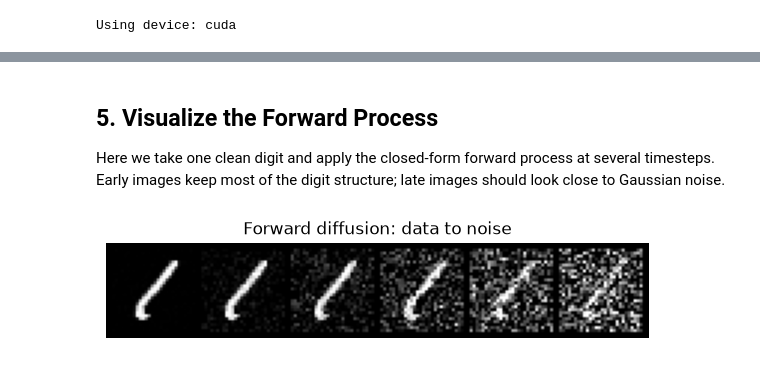
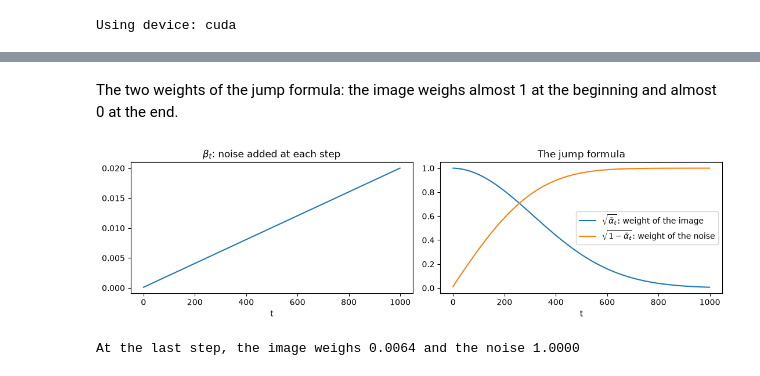
Before and after one commit to nahuelcostac/generative-networks, a Jupyter notebook: diffusion/diffusion.ipynb, the cells around one changed output, grey strips where cells are left out. Cells and saved outputs as stored; diff of their text form; code cells hidden in the pictures.

```diff
--- a/diffusion/diffusion.ipynb
+++ b/diffusion/diffusion.ipynb
@@ -81,16 +104,16 @@ output_dir.mkdir(parents=True, exist_ok=True)
 batch_size = 128
 image_channels = 1
 image_size = 28
-base_channels = 32
+base_channels = 64
 time_embedding_dim = 128
-num_timesteps = 100
+num_timesteps = 1000   # T
 beta_start = 1e-4
 beta_end = 2e-2
-epochs = 20
+epochs = 30
 learning_rate = 2e-4
 
 sample_every_epochs = 5
-checkpoint_path = output_dir / "mnist_diffusion_checkpoint.pt"
+LOAD_CHECKPOINTS = True
 # %% [markdown]
 ## 3. Load MNIST
 
@@ -194,22 +228,28 @@ def q_sample(x_start, timesteps, noise=None):
-# %% [markdown]
-## 5. Visualize the Forward Process
-
-Here we take one clean digit and apply the closed-form forward process at several timesteps. Early images keep most of the digit structure; late images should look close to Gaussian noise.
-# %%
-@torch.no_grad()
-def show_forward_diffusion(images, timesteps):
-    image = images[:1].to(device)
-    noised_images = []
-
-    for timestep in timesteps:
-        t = torch.tensor([timestep], device=device, dtype=torch.long)
-        noised_images.append(q_sample(image, t))
-
-    noised_images = torch.cat(noised_images, dim=0)
-    show_image_grid(noised_images, title="Forward diffusion: data to noise", nrow=len(timesteps))
-
-
-forward_timesteps = [0, 10, 25, 50, 75, num_timesteps - 1]
-show_forward_diffusion(real_images, forward_timesteps)
-# %% [output]
-[figure, removed]
+# %% [markdown]
+The two weights of the jump formula: the image weighs almost 1 at the beginning and almost 0 at the end.
+# %%
+def plot_schedule(schedule, label=None, axes=None):
+    alpha_bars = schedule["alpha_bars"].cpu().numpy()
+    t = np.arange(len(alpha_bars))
+    if axes is None:
+        _, axes = plt.subplots(1, 2, figsize=(11, 3.2))
+    axes[0].plot(t, schedule["betas"].cpu().numpy(), label=label)
+    axes[0].set_title(r"$\beta_t$: noise added at each step")
+    axes[1].plot(t, np.sqrt(alpha_bars), label=r"$\sqrt{\bar\alpha_t}$: weight of the image")
+    axes[1].plot(t, np.sqrt(1 - alpha_bars), label=r"$\sqrt{1-\bar\alpha_t}$: weight of the noise")
+    axes[1].set_title("The jump formula")
+    for ax in axes:
+        ax.set_xlabel("t")
+    axes[1].legend()
+    return axes
+
+
+plot_schedule(schedule)
+plt.tight_layout()
+plt.show()
+
+alpha_bar_T = schedule["alpha_bars"][-1]
+print(f"At the last step, the image weighs {alpha_bar_T.sqrt():.4f} and the noise {(1 - alpha_bar_T).sqrt():.4f}")
+# %% [output]
+[figure, added]
+At the last step, the image weighs 0.0064 and the noise 1.0000
```
Also changed, not shown: parts of 79 cells of this notebook, 1 other file.
